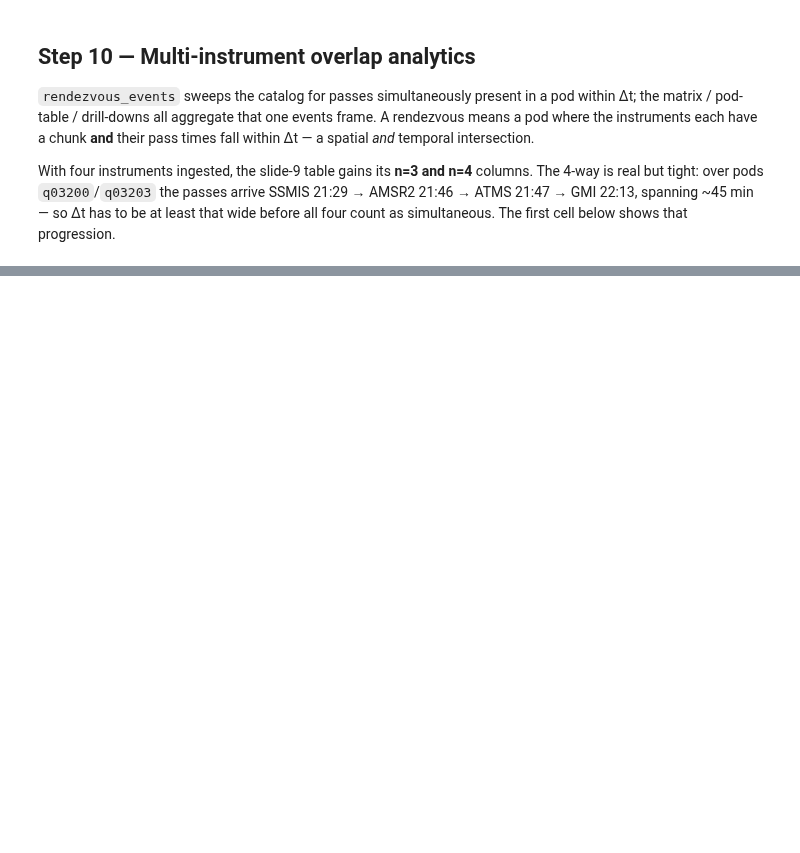
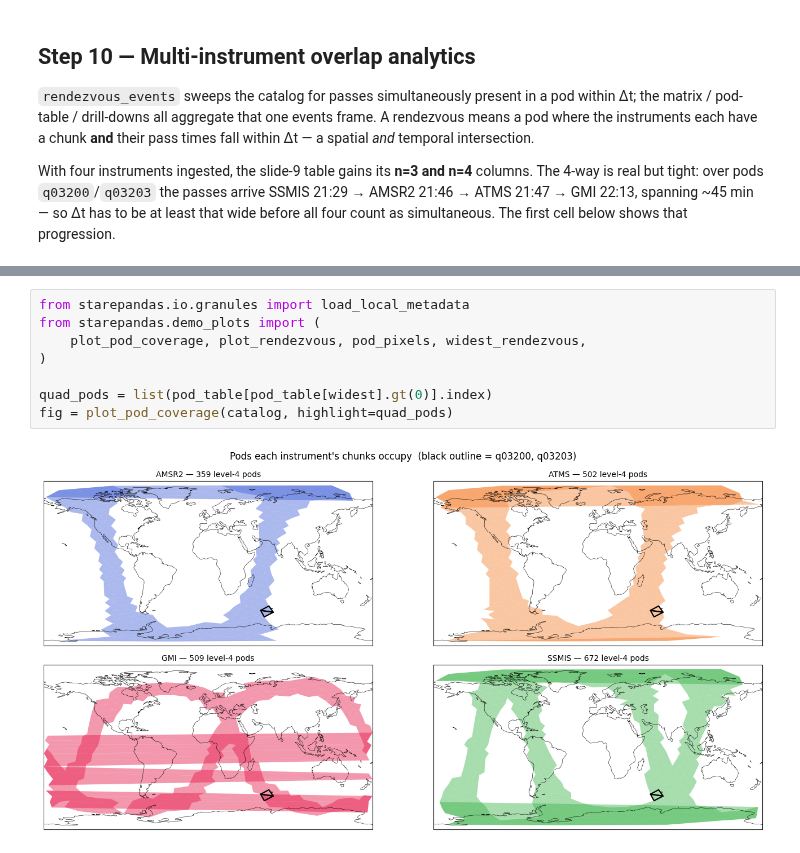
Before and after one commit to SpatioTemporal/STAREPandas, a Jupyter notebook: starepandas/local_starepods_examples.ipynb, the cells around one changed output, grey strips where cells are left out. Cells and saved outputs as stored; diff of their text form; blank space fills up the shorter version.

```diff
--- a/starepandas/local_starepods_examples.ipynb
+++ b/starepandas/local_starepods_examples.ipynb
@@ -520,0 +571,10 @@ Pod drill-down for q03200 — every combination meeting there:
+# %%
+from starepandas.io.granules import load_local_metadata
+from starepandas.demo_plots import (
+    plot_pod_coverage, plot_rendezvous, pod_pixels, widest_rendezvous,
+)
+
+quad_pods = list(pod_table[pod_table[widest].gt(0)].index)
+fig = plot_pod_coverage(catalog, highlight=quad_pods)
+# %% [output]
+[figure, added]
```
Also changed, not shown: parts of 21 cells of this notebook, 5 other files.
